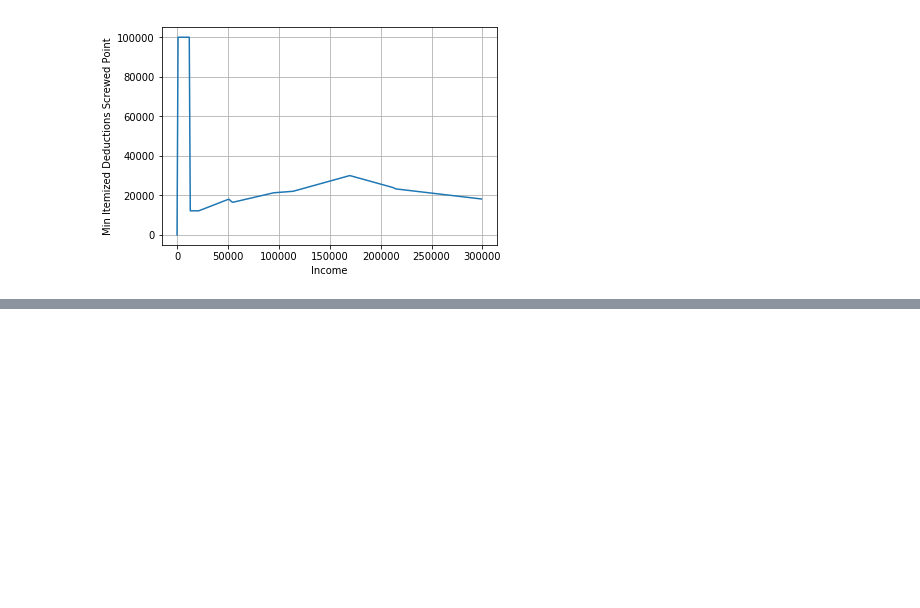
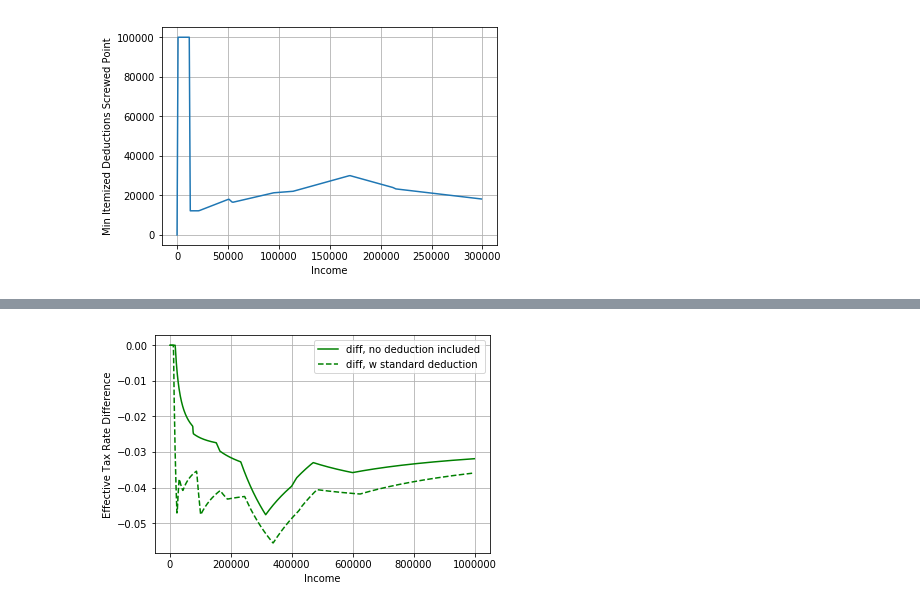
Before and after one commit to allensussman/Notebooks, a Jupyter notebook: Tax_rate_changes.ipynb, the cells around one changed output, grey strips where cells are left out. Drawn from its saved outputs; the diff is of its cells as text; code cells hidden in the pictures; blank space fills up the shorter version.

```diff
--- a/Tax_rate_changes.ipynb
+++ b/Tax_rate_changes.ipynb
@@ -89,0 +124,12 @@ plt.grid(True)
+# %%
+x = np.arange(0, 1000000, 1000)
+plt.plot(x, [effective_tax_rate_diff(xi, brackets_2017, 0, brackets_2018, 0) for xi in x],
+         'g-', label="diff, no deduction included")
+plt.plot(x, [effective_tax_rate_diff(xi, brackets_2017, standard_deduction_2017, brackets_2018, standard_deduction_2018) for xi in x],
+         'g--', label="diff, w standard deduction")
+plt.legend()
+plt.xlabel('Income')
+plt.ylabel('Effective Tax Rate Difference')
+plt.grid(True)
+# %% [output]
+[figure, added]
```
Also changed, not shown: parts of 10 cells of this notebook.
